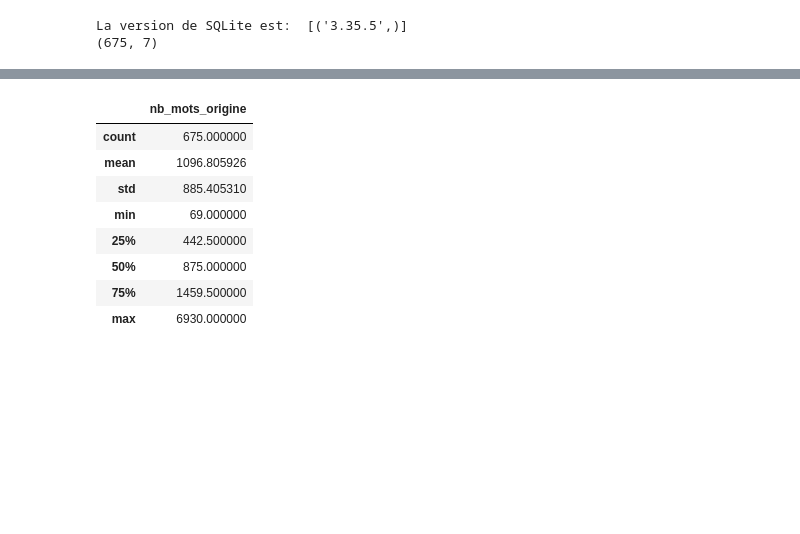
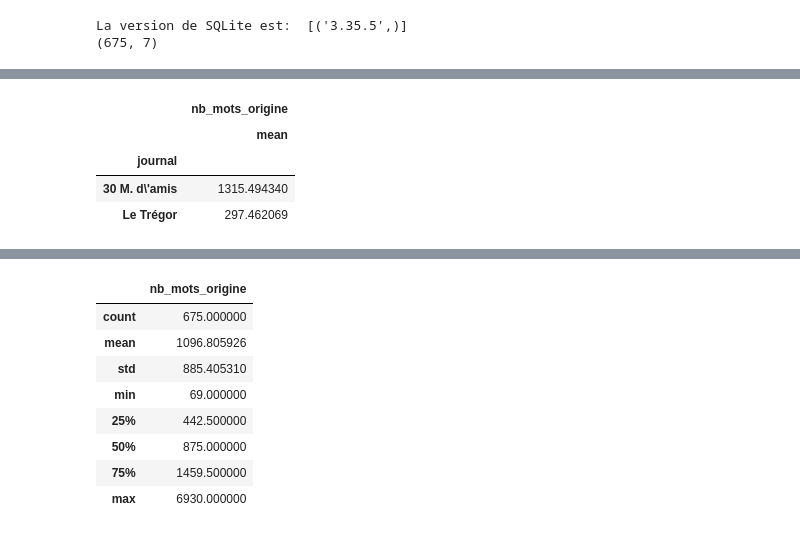
Before and after one commit to aurao22/ema_lannuontimes, a Jupyter notebook: news_paper_nlp_pre_processing.ipynb, the cells around one changed output, grey strips where cells are left out. Saved outputs shown, nothing was run; the diff lists cells and outputs as text; code cells hidden in the pictures; blank space fills up the shorter version.

```diff
--- a/news_paper_nlp_pre_processing.ipynb
+++ b/news_paper_nlp_pre_processing.ipynb
@@ -42,3 +61,12 @@ Index(['titre', 'date_parution', 'journal', 'auteur', 'tags', 'texte', 'url'], d
 df_articles = df_word_tokenize(df_articles, text_col_name='texte', token_col_name="mots_origine", verbose=verbose)
 # %%
 df_articles["nb_mots_origine"] = df_articles['texte'].apply(lambda x: word_count_func(x))
+# %%
+group = df_articles.groupby(["journal"], as_index=True).agg({'nb_mots_origine':['mean']})
+group
+# %% [output]
+|  | nb_mots_origine |
+|  | mean |
+| journal |  |
+| 30 M. d\'amis | 1315.494340 |
+| Le Trégor | 297.462069 |
```
Also changed, not shown: parts of 5 cells of this notebook, 1 other file.
